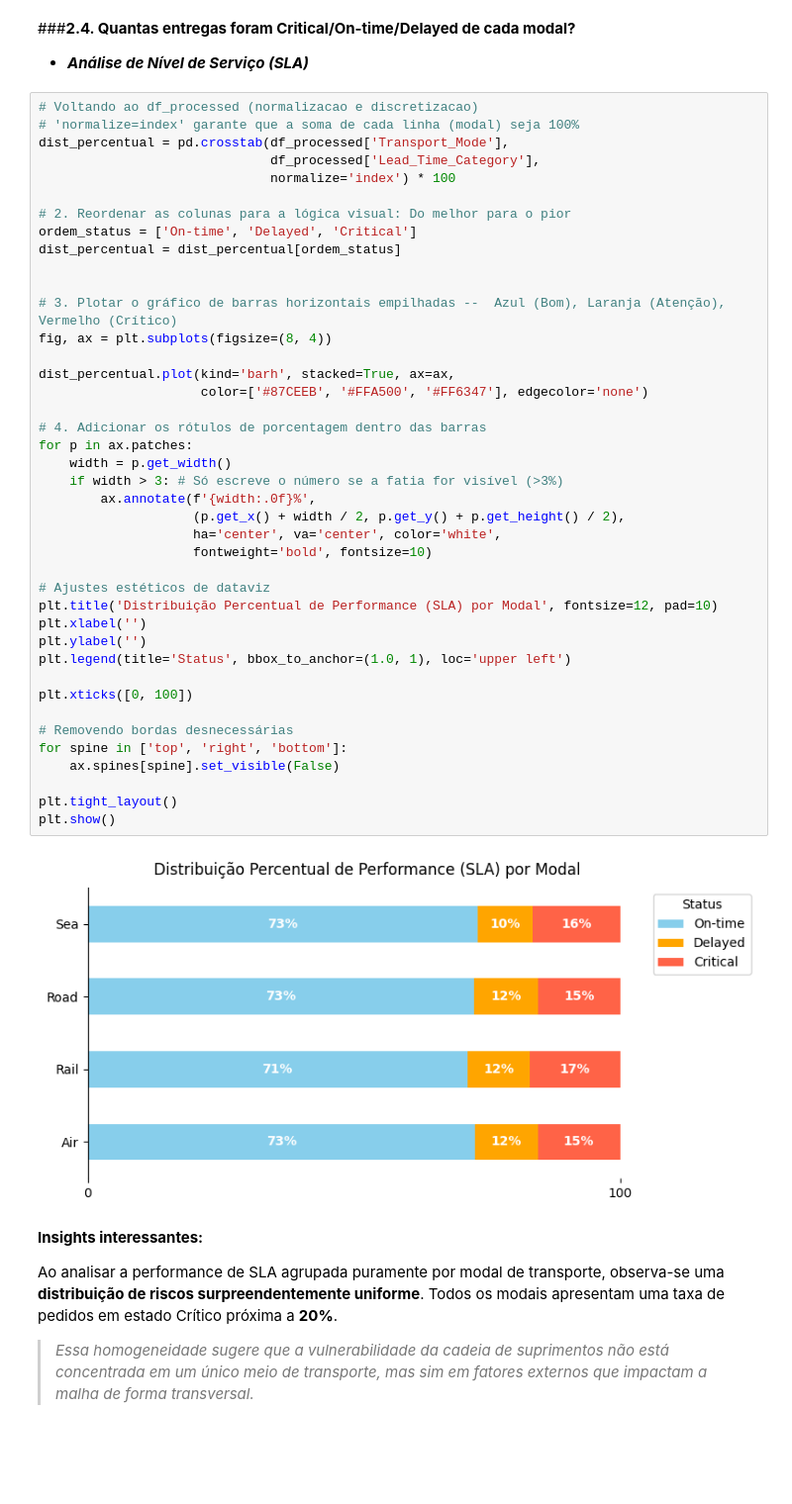
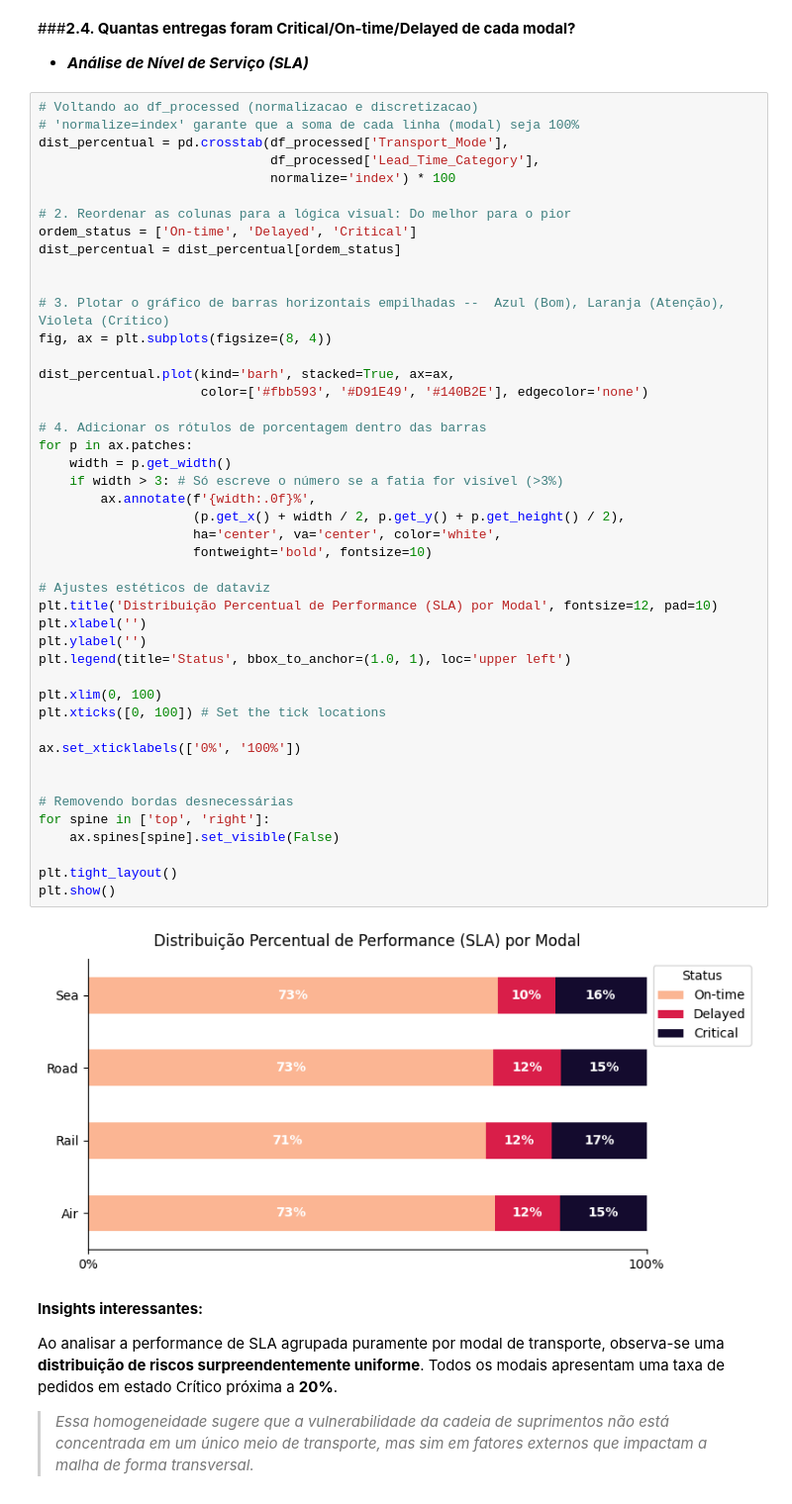
Before and after one commit to juliafarah/MVP_Data_Analysis, a Jupyter notebook: MVP_Data_Analysis.ipynb, the cells around one changed output. Shown at 99% size. Cells and saved outputs as stored; diff of their text form; blank space fills up the shorter version.

```diff
--- a/MVP_Data_Analysis.ipynb
+++ b/MVP_Data_Analysis.ipynb
@@ -564,38 +563,42 @@ dist_percentual = pd.crosstab(df_processed['Transport_Mode'],
 ordem_status = ['On-time', 'Delayed', 'Critical']
 dist_percentual = dist_percentual[ordem_status]
 
 
-# 3. Plotar o gráfico de barras horizontais empilhadas --  Azul (Bom), Laranja (Atenção), Vermelho (Crítico)
+# 3. Plotar o gráfico de barras horizontais empilhadas --  Azul (Bom), Laranja (Atenção), Violeta (Crítico)
 fig, ax = plt.subplots(figsize=(8, 4))
 
 dist_percentual.plot(kind='barh', stacked=True, ax=ax,
-                     color=['#87CEEB', '#FFA500', '#FF6347'], edgecolor='none')
+                     color=['#fbb593', '#D91E49', '#140B2E'], edgecolor='none')
 
 # 4. Adicionar os rótulos de porcentagem dentro das barras
 for p in ax.patches:
     width = p.get_width()
     if width > 3: # Só escreve o número se a fatia for visível (>3%)
         ax.annotate(f'{width:.0f}%',
                     (p.get_x() + width / 2, p.get_y() + p.get_height() / 2),
                     ha='center', va='center', color='white',
                     fontweight='bold', fontsize=10)
 
 # Ajustes estéticos de dataviz
 plt.title('Distribuição Percentual de Performance (SLA) por Modal', fontsize=12, pad=10)
 plt.xlabel('')
 plt.ylabel('')
 plt.legend(title='Status', bbox_to_anchor=(1.0, 1), loc='upper left')
 
-plt.xticks([0, 100])
+plt.xlim(0, 100)
+plt.xticks([0, 100]) # Set the tick locations
+
+ax.set_xticklabels(['0%', '100%'])
+
 
 # Removendo bordas desnecessárias
-for spine in ['top', 'right', 'bottom']:
+for spine in ['top', 'right']:
     ax.spines[spine].set_visible(False)
 
 plt.tight_layout()
 plt.show()
 # %% [output]
-[figure, old version]
+[figure, new version]
 # %% [markdown]
 **Insights interessantes:**
 
```
Also changed, not shown: parts of 9 cells of this notebook.
